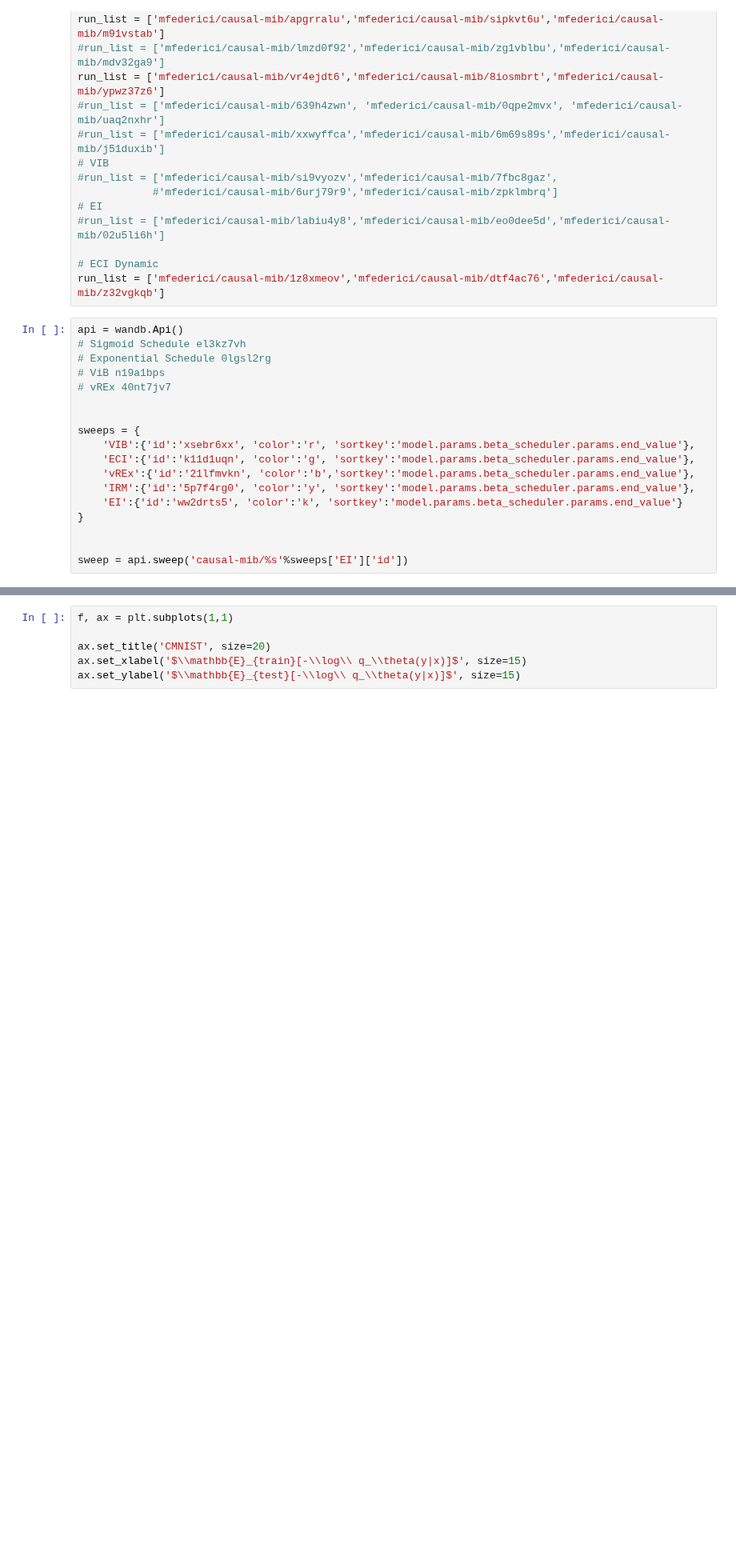
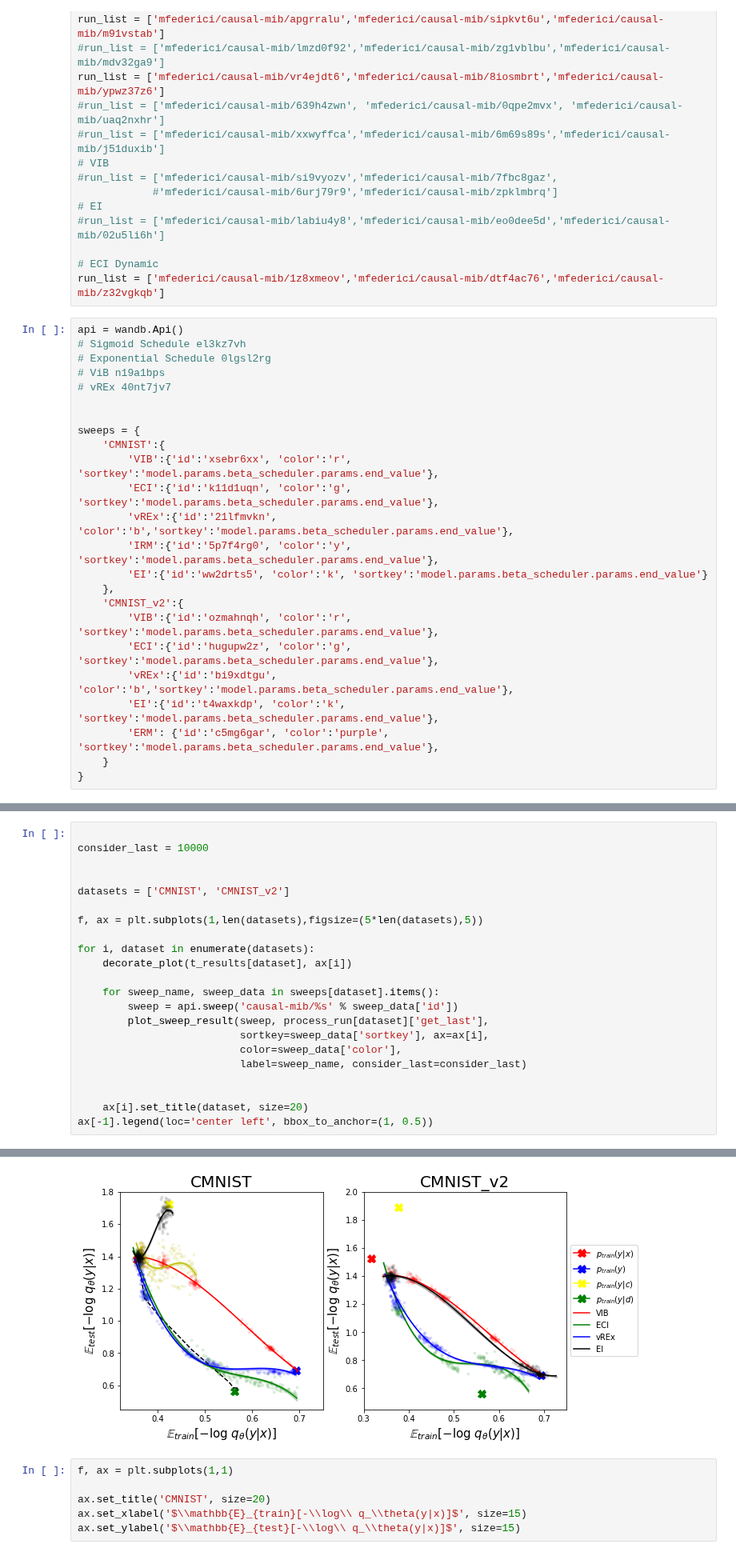
Before and after one commit to mfederici/JADE, a Jupyter notebook: results.ipynb, the cells around one changed output, grey strips where cells are left out. Shown at 80% size. Saved outputs shown, nothing was run; the diff lists cells and outputs as text; blank space fills up the shorter version.

```diff
--- a/results.ipynb
+++ b/results.ipynb
@@ -47,12 +47,18 @@ api = wandb.Api()
 
 
 sweeps = {
-    'VIB':{'id':'xsebr6xx', 'color':'r', 'sortkey':'model.params.beta_scheduler.params.end_value'},
-    'ECI':{'id':'k11d1uqn', 'color':'g', 'sortkey':'model.params.beta_scheduler.params.end_value'},
-    'vREx':{'id':'21lfmvkn', 'color':'b','sortkey':'model.params.beta_scheduler.params.end_value'},
-    'IRM':{'id':'5p7f4rg0', 'color':'y', 'sortkey':'model.params.beta_scheduler.params.end_value'},
-    'EI':{'id':'ww2drts5', 'color':'k', 'sortkey':'model.params.beta_scheduler.params.end_value'}
+    'CMNIST':{
+        'VIB':{'id':'xsebr6xx', 'color':'r', 'sortkey':'model.params.beta_scheduler.params.end_value'},
+        'ECI':{'id':'k11d1uqn', 'color':'g', 'sortkey':'model.params.beta_scheduler.params.end_value'},
+        'vREx':{'id':'21lfmvkn', 'color':'b','sortkey':'model.params.beta_scheduler.params.end_value'},
+        'IRM':{'id':'5p7f4rg0', 'color':'y', 'sortkey':'model.params.beta_scheduler.params.end_value'},
+        'EI':{'id':'ww2drts5', 'color':'k', 'sortkey':'model.params.beta_scheduler.params.end_value'}
+    },
+    'CMNIST_v2':{
+        'VIB':{'id':'ozmahnqh', 'color':'r', 'sortkey':'model.params.beta_scheduler.params.end_value'},
+        'ECI':{'id':'hugupw2z', 'color':'g', 'sortkey':'model.params.beta_scheduler.params.end_value'},
+        'vREx':{'id':'bi9xdtgu', 'color':'b','sortkey':'model.params.beta_scheduler.params.end_value'},
+        'EI':{'id':'t4waxkdp', 'color':'k', 'sortkey':'model.params.beta_scheduler.params.end_value'},
+        'ERM': {'id':'c5mg6gar', 'color':'purple', 'sortkey':'model.params.beta_scheduler.params.end_value'},
+    }
 }
-
-
-sweep = api.sweep('causal-mib/%s'%sweeps['EI']['id'])
@@ -291,0 +319,23 @@ Text(0, 0.5, '$\\mathbb{E}_{test}[-\\log\\ q_\\theta(y|x)]$')
+# %%
+
+consider_last = 10000
+
+
+datasets = ['CMNIST', 'CMNIST_v2']
+
+f, ax = plt.subplots(1,len(datasets),figsize=(5*len(datasets),5))
+
+for i, dataset in enumerate(datasets):
+    decorate_plot(t_results[dataset], ax[i])
+
+    for sweep_name, sweep_data in sweeps[dataset].items():
+        sweep = api.sweep('causal-mib/%s' % sweep_data['id'])
+        plot_sweep_result(sweep, process_run[dataset]['get_last'],
+                          sortkey=sweep_data['sortkey'], ax=ax[i],
+                          color=sweep_data['color'],
+                          label=sweep_name, consider_last=consider_last)
+
+
+    ax[i].set_title(dataset, size=20)
+ax[-1].legend(loc='center left', bbox_to_anchor=(1, 0.5))
+# %% [output]
@@ -292,3 +343,4 @@ Text(0, 0.5, '$\\mathbb{E}_{test}[-\\log\\ q_\\theta(y|x)]$')
+[figure, added]
 # %%
 f, ax = plt.subplots(1,1)
 
```
Also changed, not shown: parts of 6 cells of this notebook, 28 other files.
